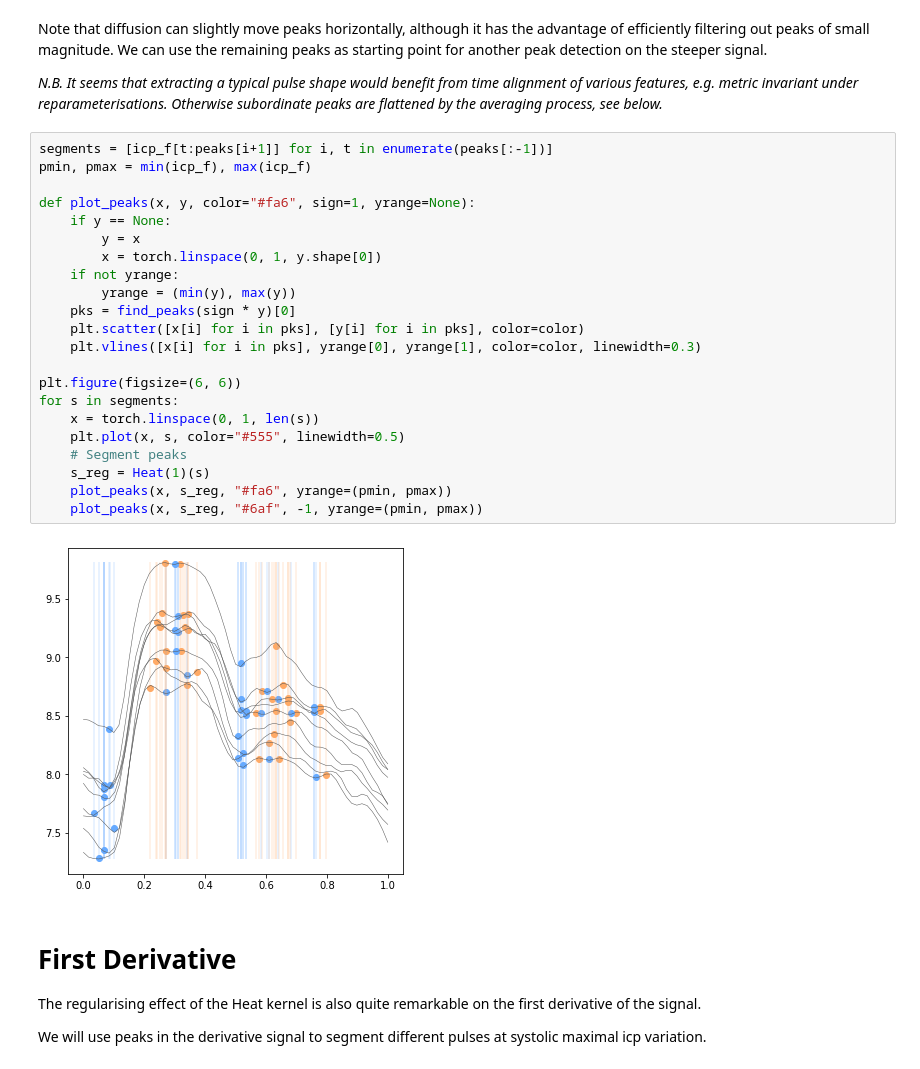
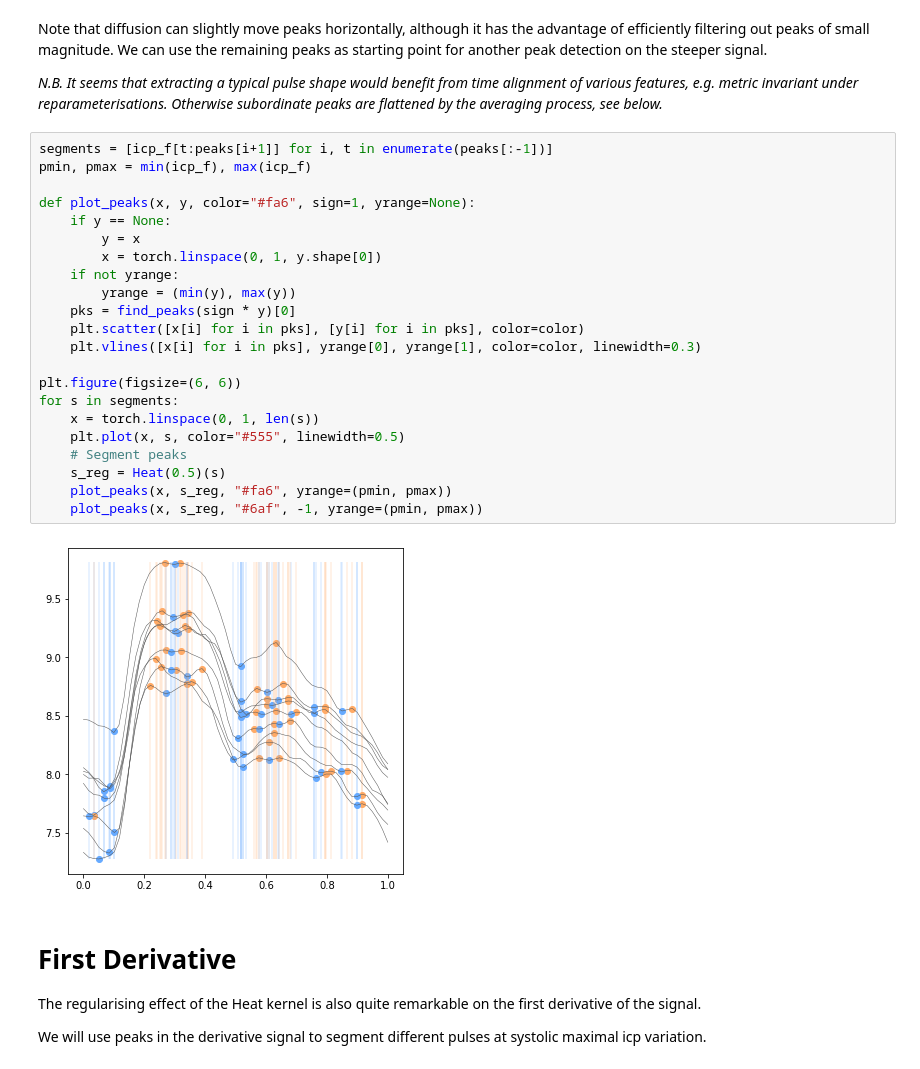
Before and after one commit to opeltre/revert, a Jupyter notebook: notebooks/icp.ipynb, the cells around one changed output. Cells and saved outputs as stored; diff of their text form.

```diff
--- a/notebooks/icp.ipynb
+++ b/notebooks/icp.ipynb
@@ -79,27 +79,27 @@ _N.B. It seems that extracting a typical pulse shape would benefit from time ali
 # %%
 segments = [icp_f[t:peaks[i+1]] for i, t in enumerate(peaks[:-1])]
 pmin, pmax = min(icp_f), max(icp_f)
 
 def plot_peaks(x, y, color="#fa6", sign=1, yrange=None):
     if y == None:
         y = x
         x = torch.linspace(0, 1, y.shape[0])
     if not yrange:
         yrange = (min(y), max(y))
     pks = find_peaks(sign * y)[0]
     plt.scatter([x[i] for i in pks], [y[i] for i in pks], color=color)
     plt.vlines([x[i] for i in pks], yrange[0], yrange[1], color=color, linewidth=0.3)
 
 plt.figure(figsize=(6, 6))
 for s in segments:
     x = torch.linspace(0, 1, len(s))
     plt.plot(x, s, color="#555", linewidth=0.5)
     # Segment peaks
-    s_reg = Heat(1)(s)
+    s_reg = Heat(0.5)(s)
     plot_peaks(x, s_reg, "#fa6", yrange=(pmin, pmax))
     plot_peaks(x, s_reg, "#6af", -1, yrange=(pmin, pmax))
 # %% [output]
-[figure, old version]
+[figure, new version]
 # %% [markdown]
 # First Derivative
 
```
Also changed, not shown: 1 other file.
